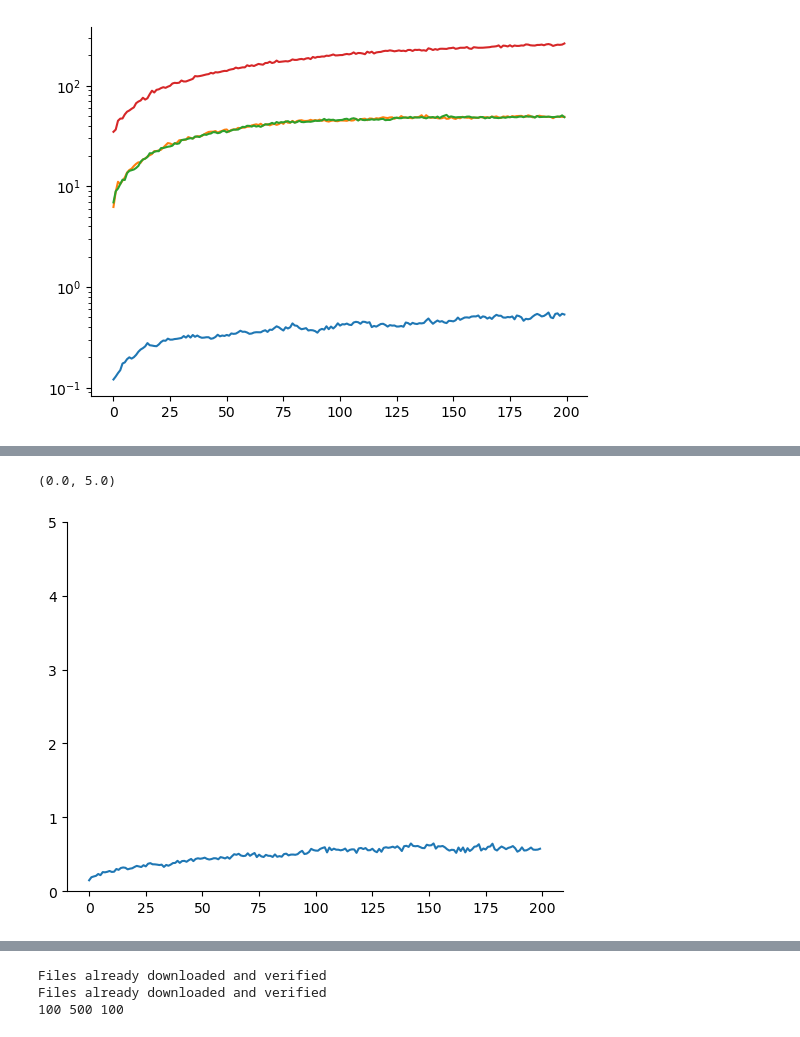
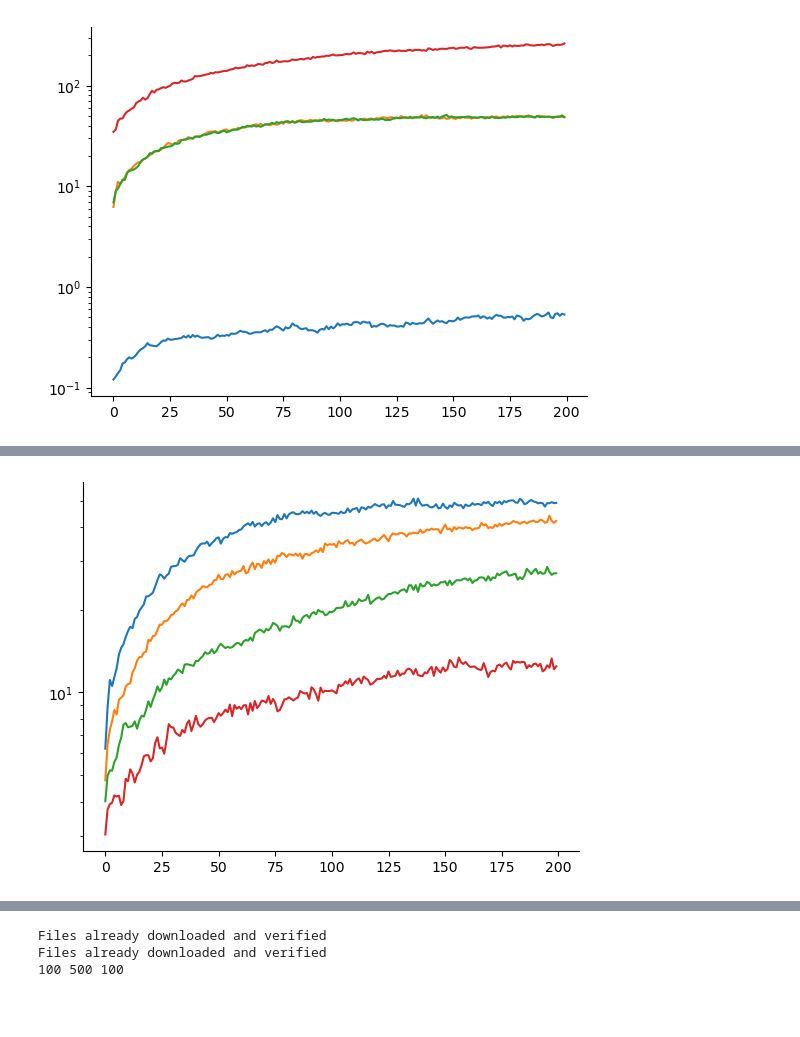
Before and after one commit to shamPJ/PersFL, a Jupyter notebook: notebooks/persFL-Copy2.ipynb, the cells around one changed output, grey strips where cells are left out. Cells and saved outputs as stored; diff of their text form; code cells hidden in the pictures; blank space fills up the shorter version.

```diff
--- a/notebooks/persFL-Copy2.ipynb
+++ b/notebooks/persFL-Copy2.ipynb
@@ -1042,7 +1044,13 @@ plt.yscale('log')
 # %%
-plt.plot(df0["loss_mean"])
-plt.plot(df1["loss_mean"])
-plt.ylim(0,5)
+df0 = pd.read_csv("../results/linear_syn_lmbd/Algorithm2_SKLearn/dt_synthetic_0.05_0.csv")
+df1 = pd.read_csv("../results/linear_syn_lmbd/Algorithm2_SKLearn/dt_synthetic_0.1_0.csv")
+df2 = pd.read_csv("../results/linear_syn_lmbd/Algorithm2_SKLearn/dt_synthetic_0.2_0.csv")
+df3 = pd.read_csv("../results/linear_syn_lmbd/Algorithm2_SKLearn/dt_synthetic_0.5_0.csv")
-# %% [output]
-(0.0, 5.0)
-[figure, removed]
+# %%
+plt.plot(df0["loss_mean"])
+plt.plot(df1["loss_mean"])
+plt.plot(df2["loss_mean"])
+plt.plot(df3["loss_mean"])
+plt.yscale('log')
+# %% [output]
+[figure, added]
```
Also changed, not shown: parts of 2 cells of this notebook.
